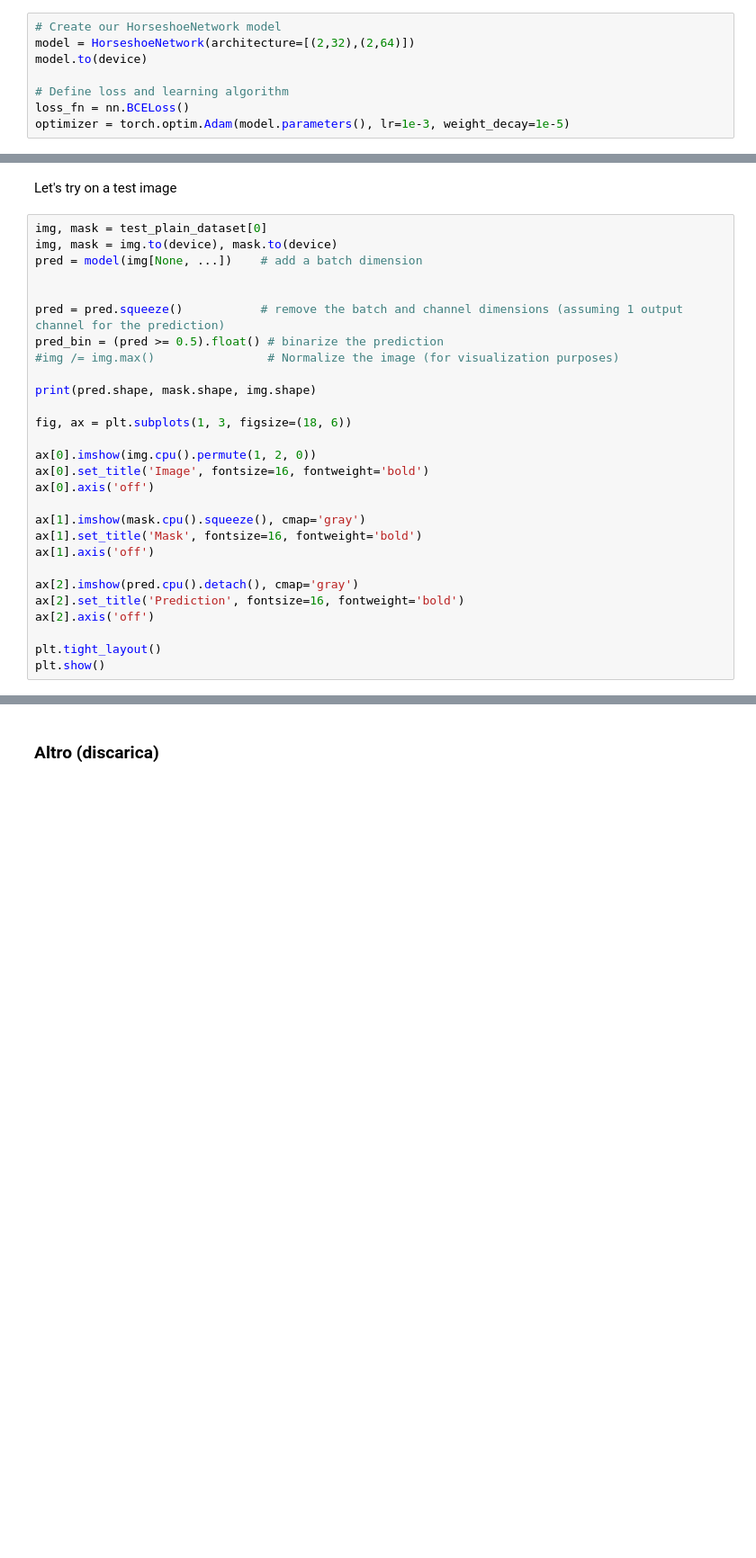
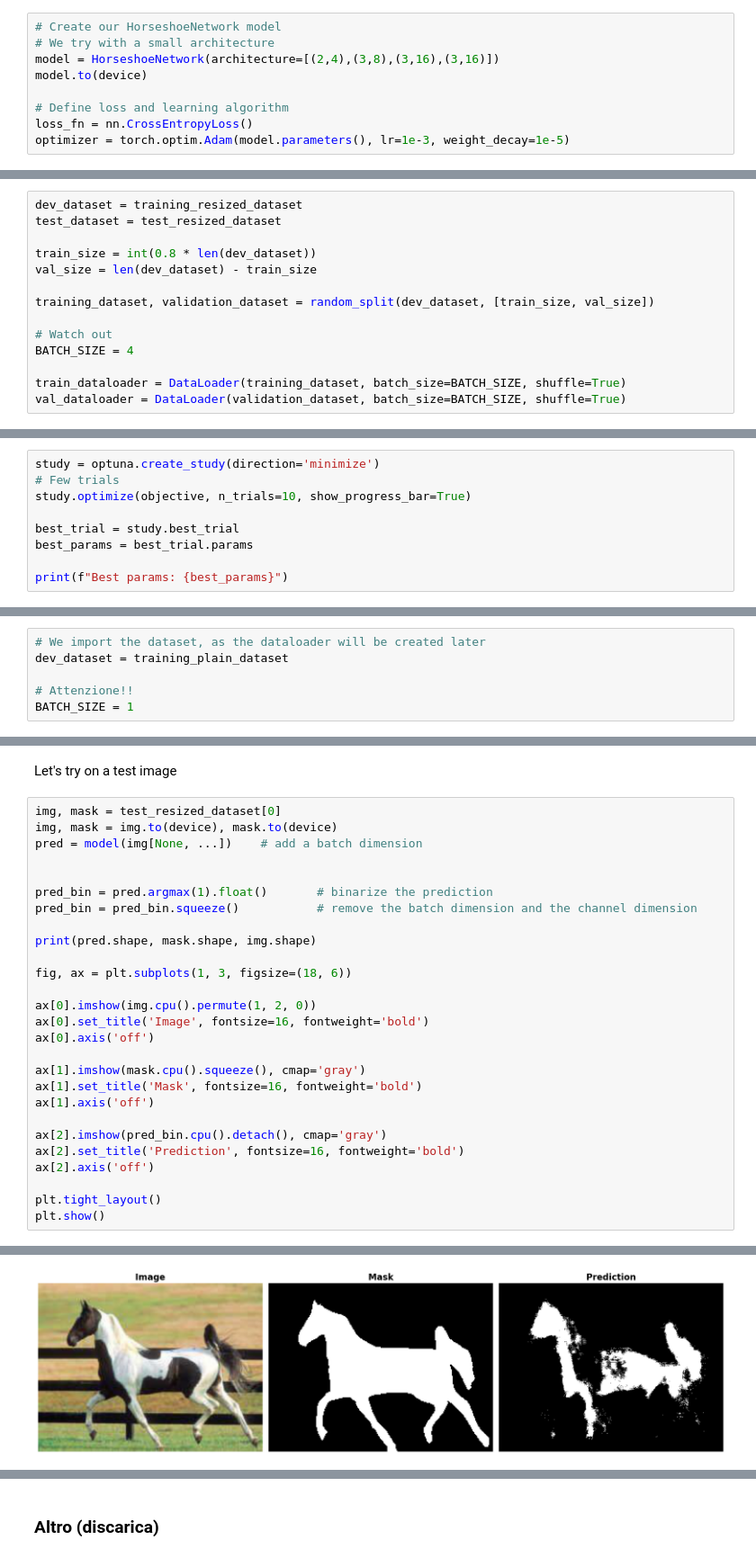
Before and after one commit to M4rinz/ISPR-Assignments, a Jupyter notebook: Terzo Compitino/ISPR_assignment3_Marino.ipynb, the cells around one changed output, grey strips where cells are left out. Shown at 90% size. Cells and saved outputs as stored; diff of their text form; blank space fills up the shorter version.

```diff
--- a/Terzo Compitino/ISPR_assignment3_Marino.ipynb
+++ b/Terzo Compitino/ISPR_assignment3_Marino.ipynb
@@ -543,10 +562,11 @@ Create the model, define the loss and the learning algorithm.
 # %%
 # Create our HorseshoeNetwork model
-model = HorseshoeNetwork(architecture=[(2,32),(2,64)])
+# We try with a small architecture
+model = HorseshoeNetwork(architecture=[(2,4),(3,8),(3,16),(3,16)])
 model.to(device)
 
 # Define loss and learning algorithm
-loss_fn = nn.BCELoss()
+loss_fn = nn.CrossEntropyLoss()
 optimizer = torch.optim.Adam(model.parameters(), lr=1e-3, weight_decay=1e-5)
 # %% [markdown]
 We can now build the training loop
@@ -572,0 +618,14 @@ ValueError: Using a target size (torch.Size([1, 1, 507, 800])) that is different
+# %%
+dev_dataset = training_resized_dataset
+test_dataset = test_resized_dataset
+
+train_size = int(0.8 * len(dev_dataset))
+val_size = len(dev_dataset) - train_size
+
+training_dataset, validation_dataset = random_split(dev_dataset, [train_size, val_size])
+
+# Watch out
+BATCH_SIZE = 4
+
+train_dataloader = DataLoader(training_dataset, batch_size=BATCH_SIZE, shuffle=True)
+val_dataloader = DataLoader(validation_dataset, batch_size=BATCH_SIZE, shuffle=True)
@@ -572,0 +660,9 @@ ValueError: Using a target size (torch.Size([1, 1, 507, 800])) that is different
+# %%
+study = optuna.create_study(direction='minimize')
+# Few trials
+study.optimize(objective, n_trials=10, show_progress_bar=True)
+
+best_trial = study.best_trial
+best_params = best_trial.params
+
+print(f"Best params: {best_params}")
@@ -572,0 +708,6 @@ ValueError: Using a target size (torch.Size([1, 1, 507, 800])) that is different
+# %%
+# We import the dataset, as the dataloader will be created later
+dev_dataset = training_plain_dataset
+
+# Attenzione!!
+BATCH_SIZE = 1
@@ -591,14 +784,13 @@ plt.show()
 # %% [markdown]
 Let's try on a test image
 # %%
-img, mask = test_plain_dataset[0]
+img, mask = test_resized_dataset[0]
 img, mask = img.to(device), mask.to(device)
 pred = model(img[None, ...])    # add a batch dimension
 
 
-pred = pred.squeeze()           # remove the batch and channel dimensions (assuming 1 output channel for the prediction)
-pred_bin = (pred >= 0.5).float() # binarize the prediction
-#img /= img.max()                # Normalize the image (for visualization purposes)
+pred_bin = pred.argmax(1).float()       # binarize the prediction
+pred_bin = pred_bin.squeeze()           # remove the batch dimension and the channel dimension
 
 print(pred.shape, mask.shape, img.shape)
 
@@ -612,9 +804,10 @@ ax[1].imshow(mask.cpu().squeeze(), cmap='gray')
 ax[1].set_title('Mask', fontsize=16, fontweight='bold')
 ax[1].axis('off')
 
-ax[2].imshow(pred.cpu().detach(), cmap='gray')
+ax[2].imshow(pred_bin.cpu().detach(), cmap='gray')
 ax[2].set_title('Prediction', fontsize=16, fontweight='bold')
 ax[2].axis('off')
 
 plt.tight_layout()
 plt.show()
+# %% [output]
@@ -620,0 +815 @@ plt.show()
+[figure, added]
```
Also changed, not shown: parts of 34 cells of this notebook.
